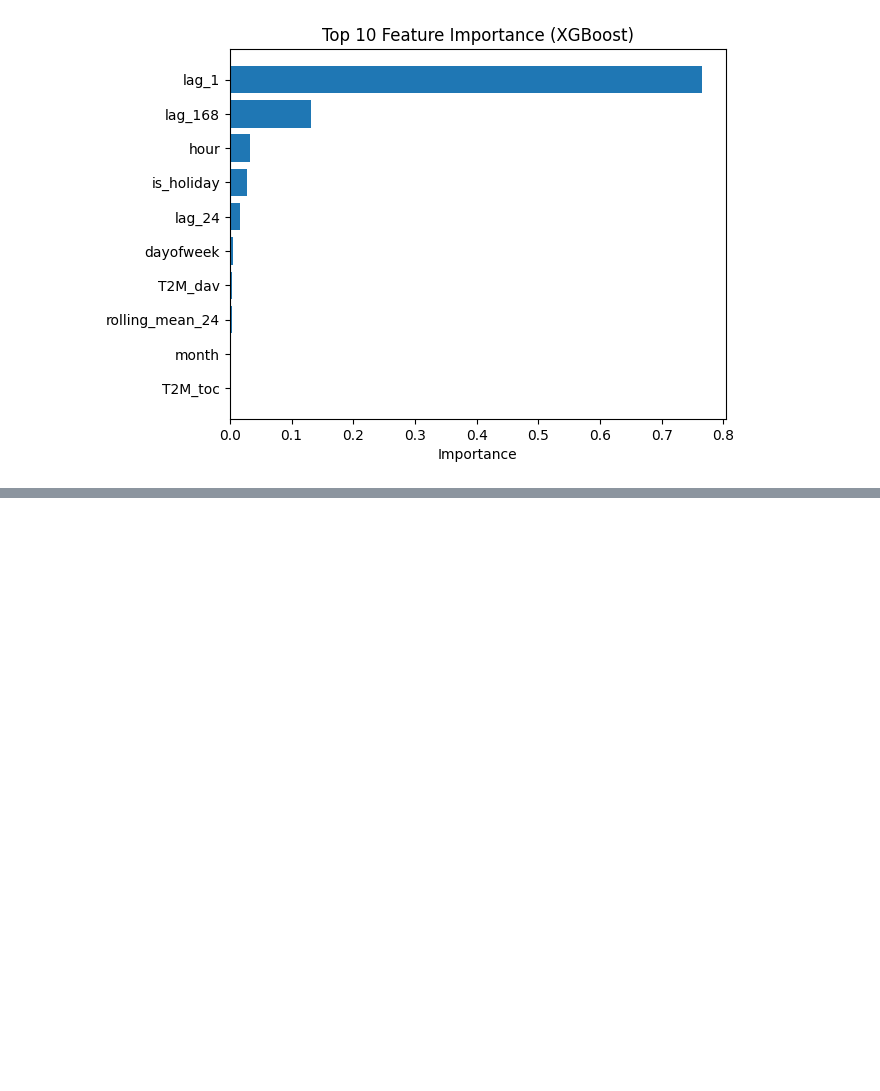
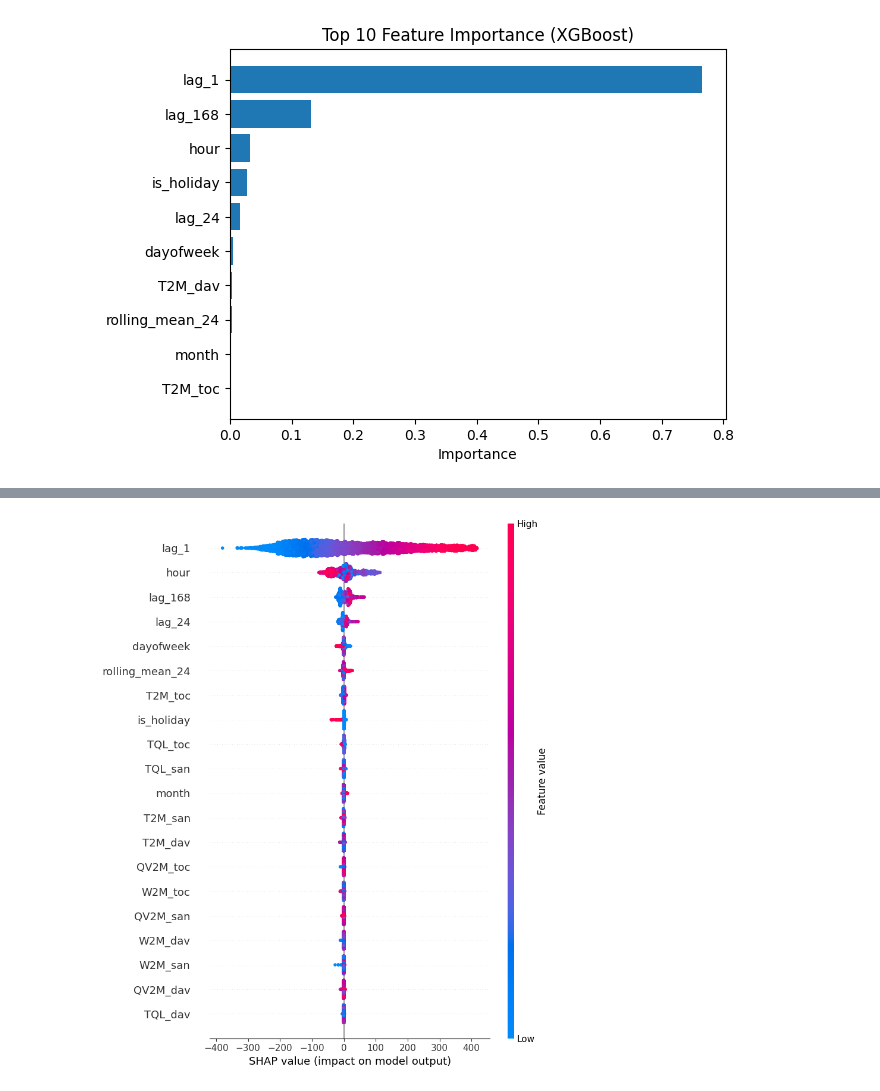
Before and after one commit to proshenjitbarua06-dot/skill-morph, a Jupyter notebook: "Comparative_Analysis_of_Machine_Learning_Techniques_for_Peak_Load_Forecasting_in_Regional_Grids_Using_Weather_and_Calendar_Features".ipynb, the cells around one changed output, grey strips where cells are left out. Saved outputs shown, nothing was run; the diff lists cells and outputs as text; code cells hidden in the pictures; blank space fills up the shorter version.

```diff
--- a/"Comparative_Analysis_of_Machine_Learning_Techniques_for_Peak_Load_Forecasting_in_Regional_Grids_Using_Weather_and_Calendar_Features".ipynb
+++ b/"Comparative_Analysis_of_Machine_Learning_Techniques_for_Peak_Load_Forecasting_in_Regional_Grids_Using_Weather_and_Calendar_Features".ipynb
@@ -306,0 +328,11 @@ plt.show()
+# %%
+#SHAP Explainability
+import shap
+
+explainer = shap.TreeExplainer(best_model)
+shap_values = explainer.shap_values(X_test)
+
+# Summary plot (global importance)
+shap.summary_plot(shap_values, X_test)
+# %% [output]
+[figure, added]
```
Also changed, not shown: parts of 14 cells of this notebook.
